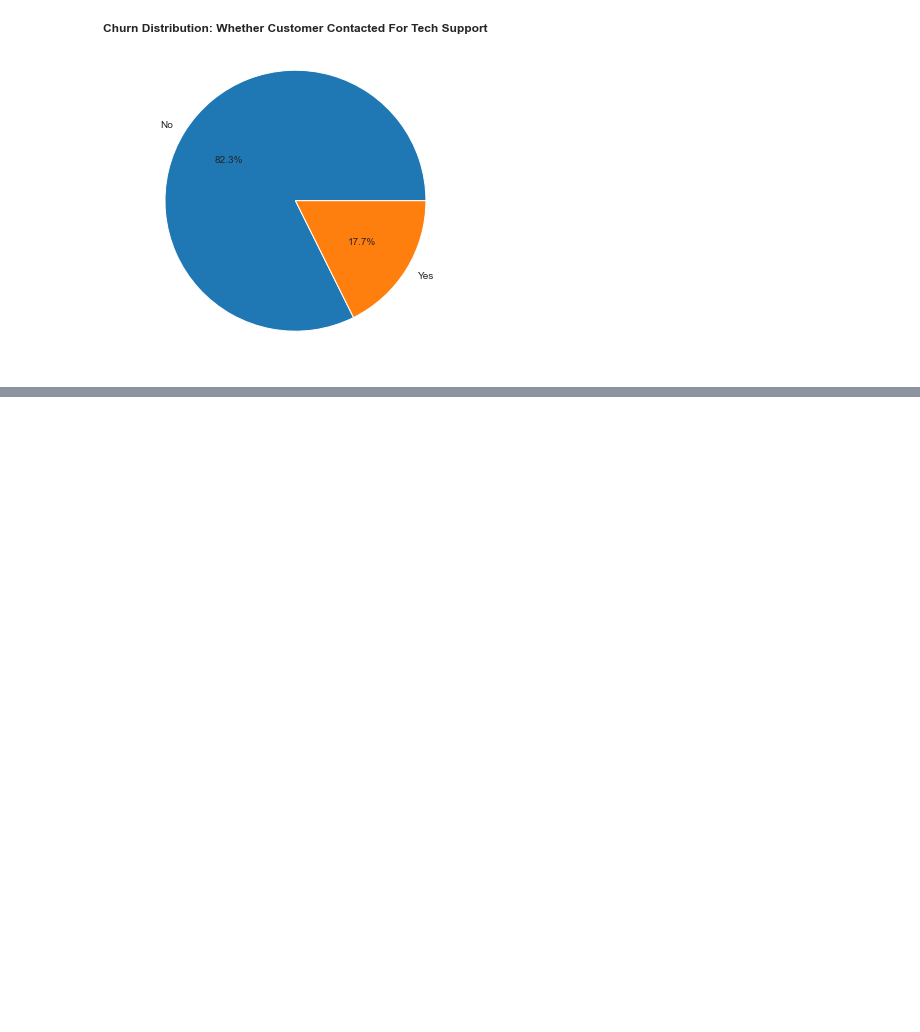
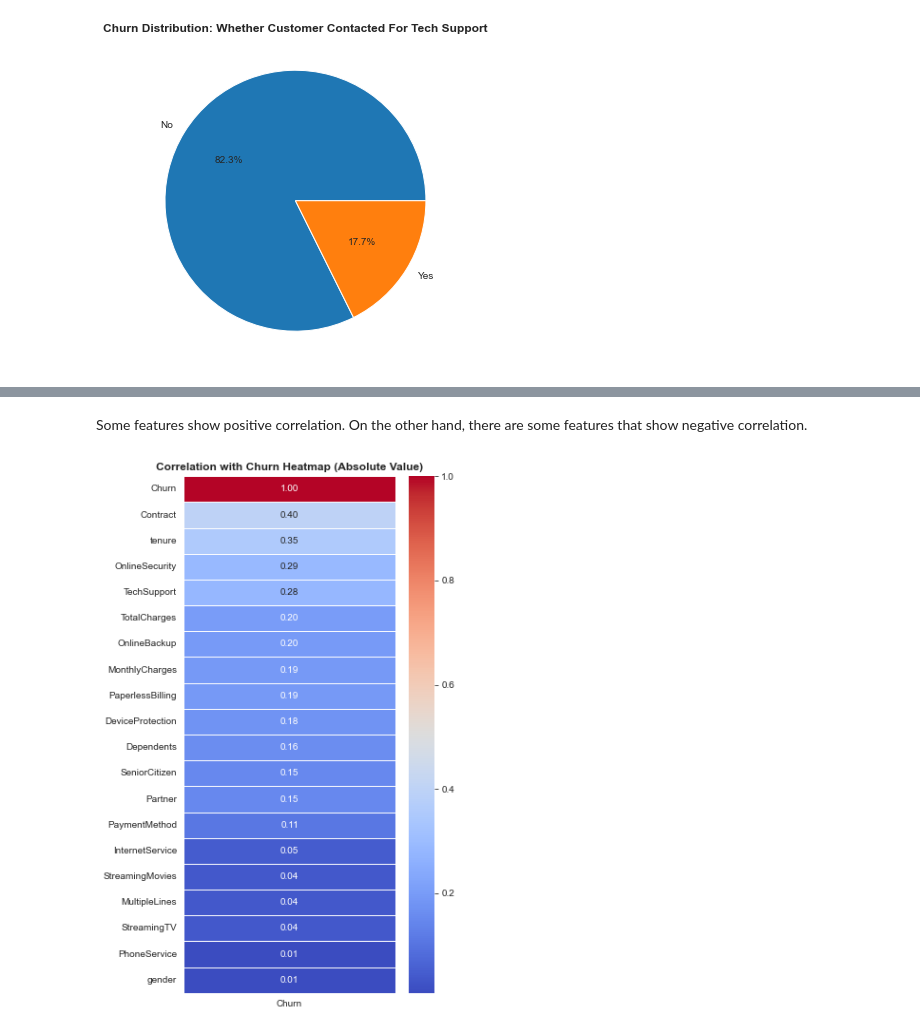
Before and after one commit to eedloo/Projects, a Jupyter notebook: Churn/preprocessing.ipynb, the cells around one changed output, grey strips where cells are left out. Saved outputs shown, nothing was run; the diff lists cells and outputs as text; code cells hidden in the pictures; blank space fills up the shorter version.

```diff
--- a/Churn/preprocessing.ipynb
+++ b/Churn/preprocessing.ipynb
@@ -184,0 +188,12 @@ data.head()
+# %% [markdown]
+Some features show positive correlation. On the other hand, there are some features that show negative correlation.
+# %%
+# Features correlation analysis
+correlation_matrix = data.corr().abs()
+correlation_matrix_sorted = correlation_matrix[['Churn']].sort_values(by='Churn', ascending=False)
+plt.figure(figsize=(5, 10))
+sns.heatmap(correlation_matrix_sorted, annot=True, cmap='coolwarm', fmt=".2f", linewidths=.5)
+plt.title('Correlation with Churn Heatmap (Absolute Value)', weight = 'bold')
+plt.show()
+# %% [output]
+[figure, added]
```
Also changed, not shown: parts of 4 cells of this notebook.
